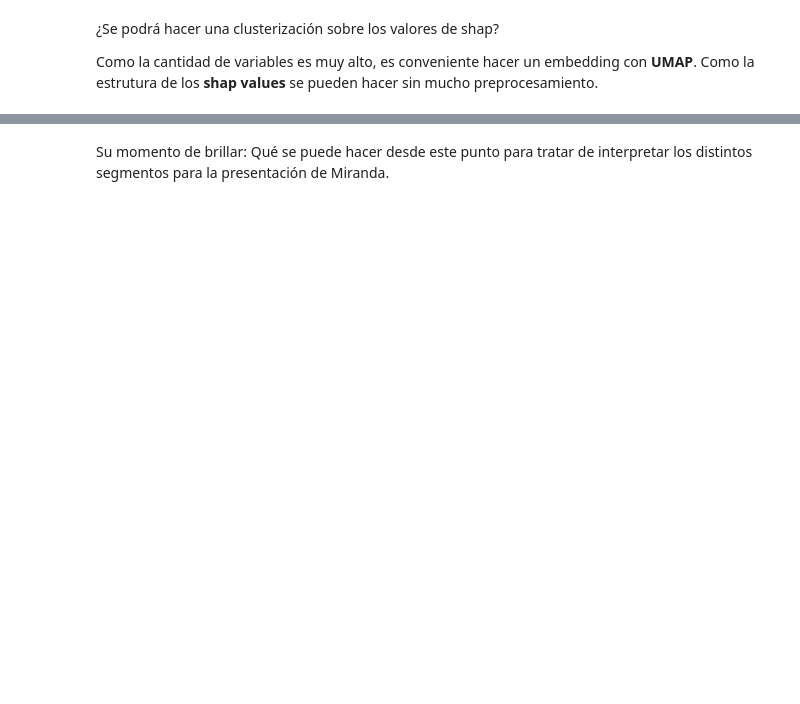
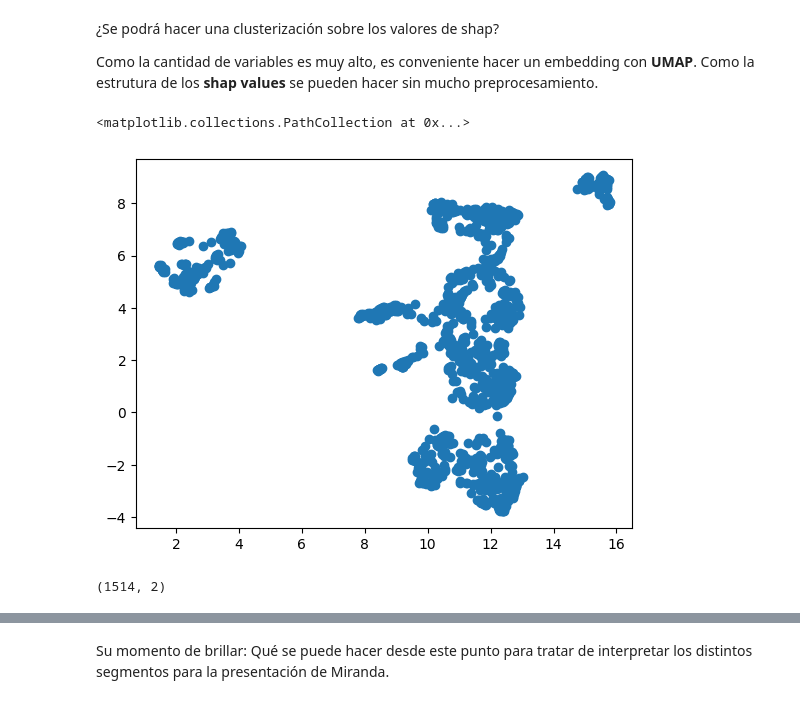
Before and after one commit to manuelMedinaVega/labo, a Jupyter notebook: src/monday/z1001_SHAP.ipynb, the cells around one changed output, grey strips where cells are left out. Drawn from its saved outputs; the diff is of its cells as text; code cells hidden in the pictures; blank space fills up the shorter version.

```diff
--- a/src/monday/z1001_SHAP.ipynb
+++ b/src/monday/z1001_SHAP.ipynb
@@ -91,6 +159,13 @@ from umap import UMAP
 import matplotlib.pyplot as plt
 # %%
 embedding_2d = UMAP(
-  n_components=2, n_neighbors=40
+  n_components=2, n_neighbors=45
 ).fit_transform(shap_values[0])
 plt.scatter(embedding_2d[:,0], embedding_2d[:,1])
+# %% [output]
+<matplotlib.collections.PathCollection at 0x...>
+[figure, added]
+# %%
+embedding_2d.shape
+# %% [output]
+(1514, 2)
```
Also changed, not shown: parts of 27 cells of this notebook, 7 other files.
